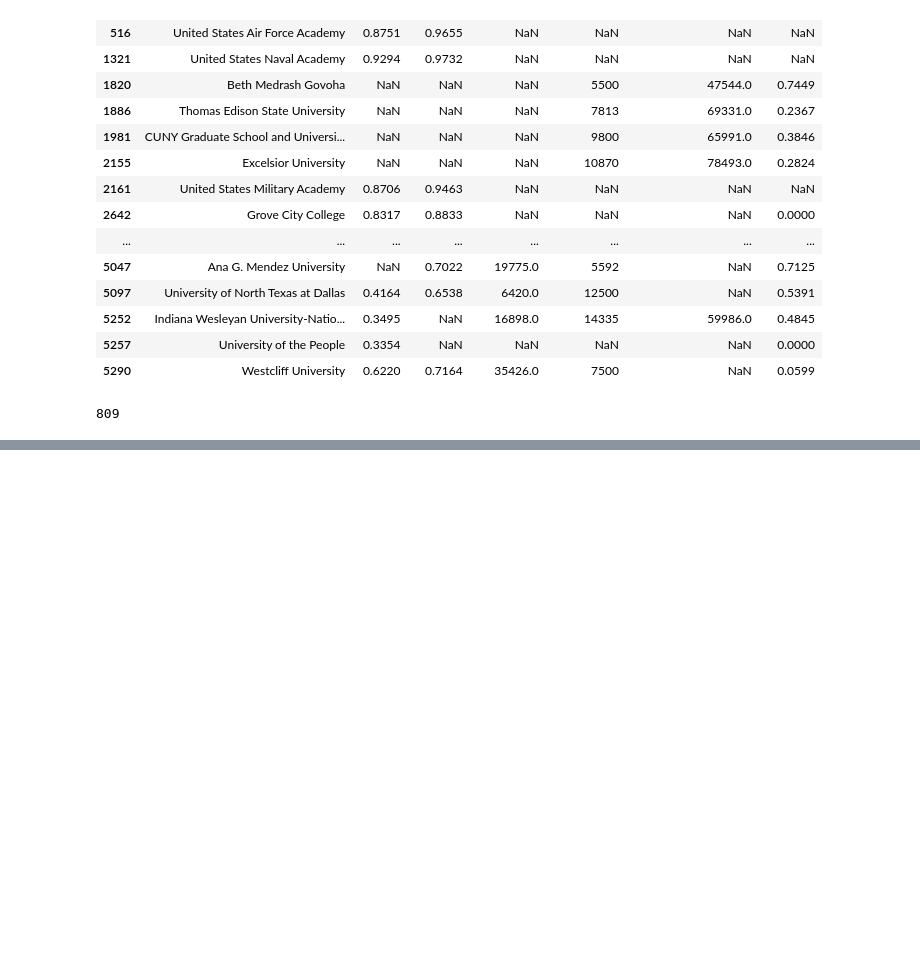
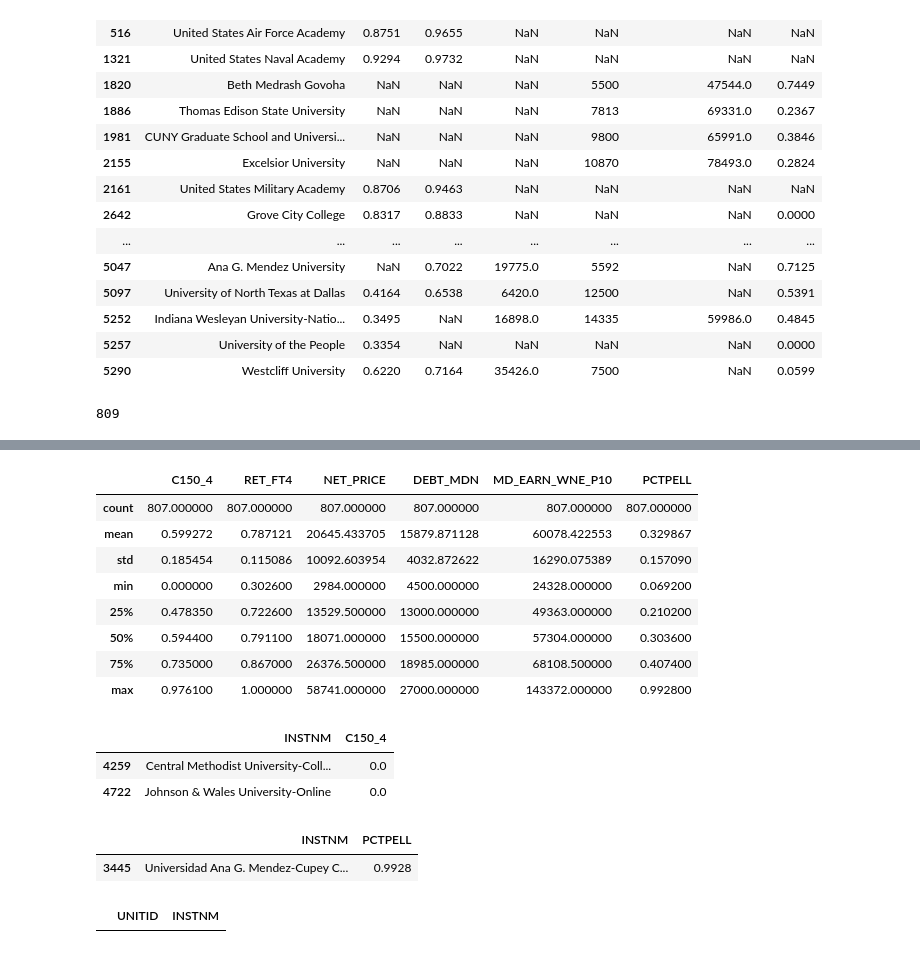
Before and after one commit to DanielYaari28/AIPI510P1, a Jupyter notebook: notebooks/college_scorecard_eda.ipynb, the cells around one changed output, grey strips where cells are left out. Saved outputs shown, nothing was run; the diff lists cells and outputs as text; code cells hidden in the pictures; blank space fills up the shorter version.

```diff
--- a/notebooks/college_scorecard_eda.ipynb
+++ b/notebooks/college_scorecard_eda.ipynb
@@ -179,0 +187,9 @@ print(len(complete_df))
+# %%
+from numpy import nan
+complete_df["DEBT_MDN"] = complete_df["DEBT_MDN"].replace("PS", nan)
+# %%
+complete_df["DEBT_MDN"] = pd.to_numeric(complete_df["DEBT_MDN"])
+# %%
+complete_df = complete_df[
+    ~complete_df[ranking_vars].isna().any(axis=1)
+].copy()
@@ -179,0 +208,29 @@ print(len(complete_df))
+# %%
+complete_df[ranking_vars].describe()
+# %% [output]
+|  | C150_4 | RET_FT4 | NET_PRICE | DEBT_MDN | MD_EARN_WNE_P10 | PCTPELL |
+| count | 807.000000 | 807.000000 | 807.000000 | 807.000000 | 807.000000 | 807.000000 |
+| mean | 0.599272 | 0.787121 | 20645.433705 | 15879.871128 | 60078.422553 | 0.329867 |
+| std | 0.185454 | 0.115086 | 10092.603954 | 4032.872622 | 16290.075389 | 0.157090 |
+| min | 0.000000 | 0.302600 | 2984.000000 | 4500.000000 | 24328.000000 | 0.069200 |
+| 25% | 0.478350 | 0.722600 | 13529.500000 | 13000.000000 | 49363.000000 | 0.210200 |
+| 50% | 0.594400 | 0.791100 | 18071.000000 | 15500.000000 | 57304.000000 | 0.303600 |
+| 75% | 0.735000 | 0.867000 | 26376.500000 | 18985.000000 | 68108.500000 | 0.407400 |
+| max | 0.976100 | 1.000000 | 58741.000000 | 27000.000000 | 143372.000000 | 0.992800 |
+# %%
+zero = complete_df["C150_4"] == 0
+complete_df[zero][["INSTNM", "C150_4"]]
+# %% [output]
+|  | INSTNM | C150_4 |
+| 4259 | Central Methodist University-Coll... | 0.0 |
+| 4722 | Johnson & Wales University-Online | 0.0 |
+# %%
+max_Pell = complete_df["PCTPELL"].max()
+complete_df[complete_df["PCTPELL"] == max_Pell][["INSTNM", "PCTPELL"]]
+# %% [output]
+|  | INSTNM | PCTPELL |
+| 3445 | Universidad Ana G. Mendez-Cupey C... | 0.9928 |
+# %%
+complete_df[complete_df["UNITID"].duplicated()][["UNITID", "INSTNM"]]
+# %% [output]
+|  | UNITID | INSTNM |
```
Also changed, not shown: parts of 3 cells of this notebook.
